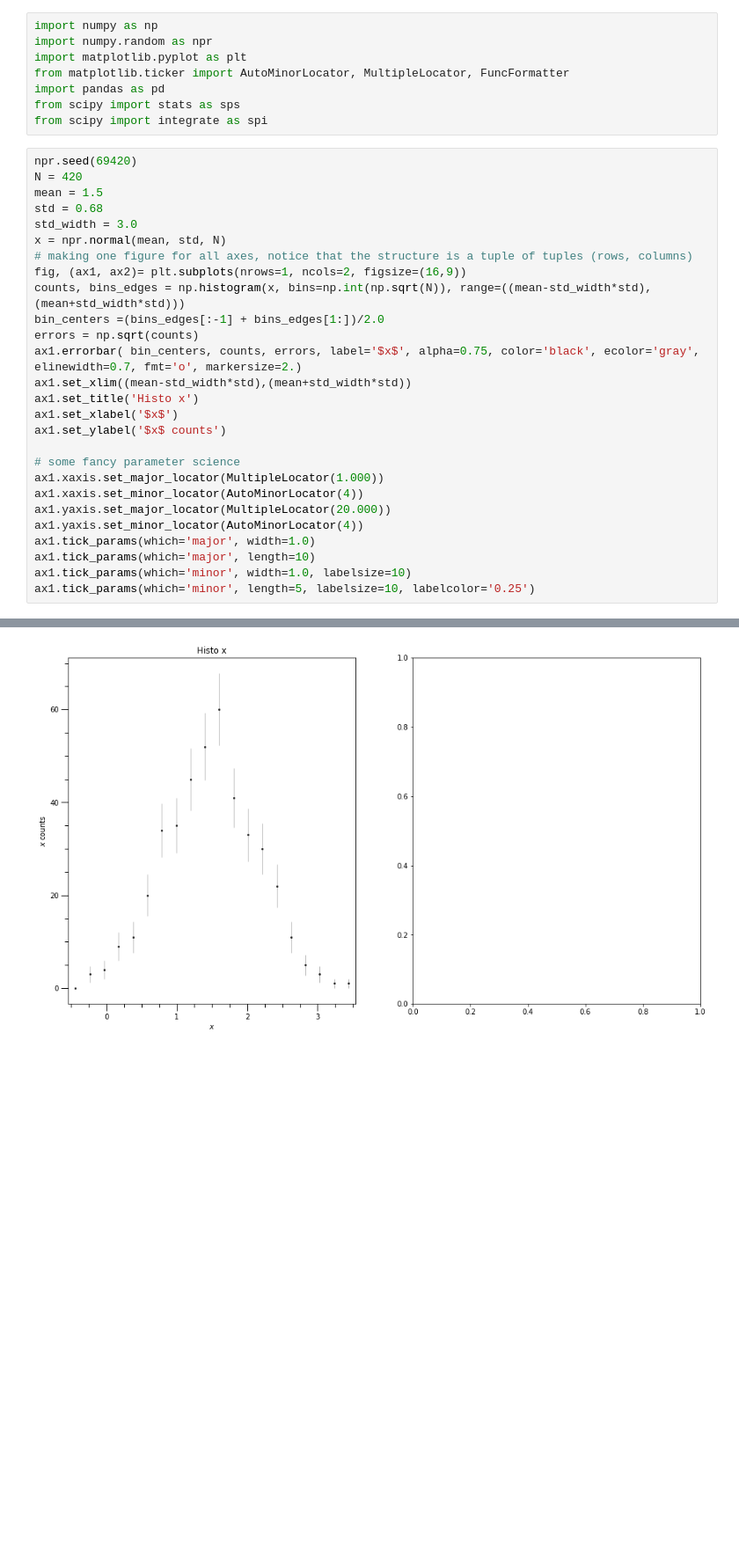
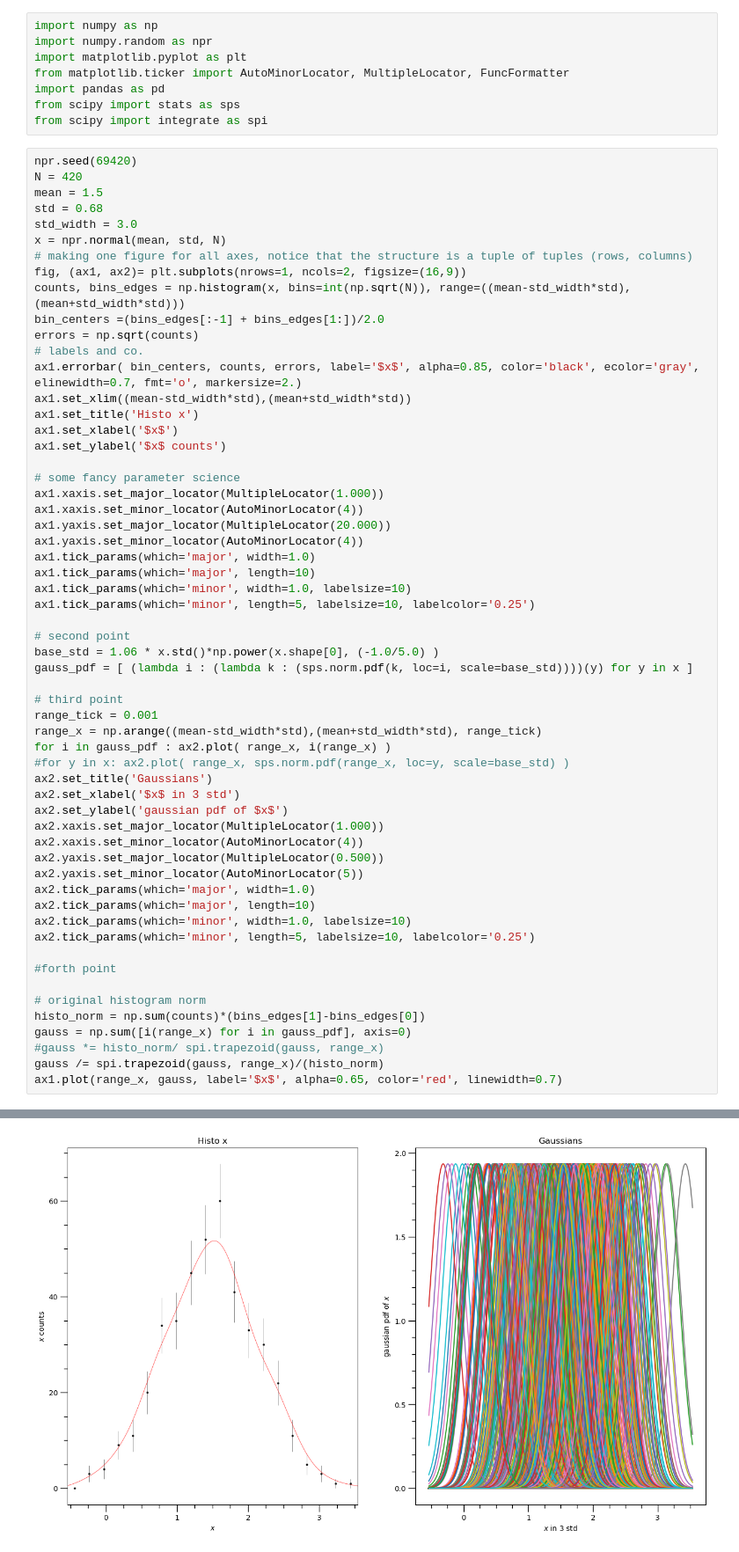
Before and after one commit to LeoPi314/LaboratoryOfComputationalPhysics_Y7, a Jupyter notebook: 07ex_Visualization.ipynb, the cells around one changed output, grey strips where cells are left out. Shown at 88% size. Cells and saved outputs as stored; diff of their text form; blank space fills up the shorter version.

```diff
--- a/07ex_Visualization.ipynb
+++ b/07ex_Visualization.ipynb
@@ -31,10 +31,11 @@ std_width = 3.0
 x = npr.normal(mean, std, N)
 # making one figure for all axes, notice that the structure is a tuple of tuples (rows, columns)
 fig, (ax1, ax2)= plt.subplots(nrows=1, ncols=2, figsize=(16,9))
-counts, bins_edges = np.histogram(x, bins=np.int(np.sqrt(N)), range=((mean-std_width*std),(mean+std_width*std)))
+counts, bins_edges = np.histogram(x, bins=int(np.sqrt(N)), range=((mean-std_width*std),(mean+std_width*std)))
 bin_centers =(bins_edges[:-1] + bins_edges[1:])/2.0
 errors = np.sqrt(counts)
-ax1.errorbar( bin_centers, counts, errors, label='$x$', alpha=0.75, color='black', ecolor='gray', elinewidth=0.7, fmt='o', markersize=2.)
+# labels and co.
+ax1.errorbar( bin_centers, counts, errors, label='$x$', alpha=0.85, color='black', ecolor='gray', elinewidth=0.7, fmt='o', markersize=2.)
 ax1.set_xlim((mean-std_width*std),(mean+std_width*std))
 ax1.set_title('Histo x')
 ax1.set_xlabel('$x$')
@@ -49,4 +50,34 @@ ax1.tick_params(which='major', width=1.0)
 ax1.tick_params(which='major', length=10)
 ax1.tick_params(which='minor', width=1.0, labelsize=10)
 ax1.tick_params(which='minor', length=5, labelsize=10, labelcolor='0.25')
+
+# second point
+base_std = 1.06 * x.std()*np.power(x.shape[0], (-1.0/5.0) )
+gauss_pdf = [ (lambda i : (lambda k : (sps.norm.pdf(k, loc=i, scale=base_std))))(y) for y in x ]
+
+# third point
+range_tick = 0.001
+range_x = np.arange((mean-std_width*std),(mean+std_width*std), range_tick)
+for i in gauss_pdf : ax2.plot( range_x, i(range_x) )
+#for y in x: ax2.plot( range_x, sps.norm.pdf(range_x, loc=y, scale=base_std) )
+ax2.set_title('Gaussians')
+ax2.set_xlabel('$x$ in 3 std')
+ax2.set_ylabel('gaussian pdf of $x$')
+ax2.xaxis.set_major_locator(MultipleLocator(1.000))
+ax2.xaxis.set_minor_locator(AutoMinorLocator(4))
+ax2.yaxis.set_major_locator(MultipleLocator(0.500))
+ax2.yaxis.set_minor_locator(AutoMinorLocator(5))
+ax2.tick_params(which='major', width=1.0)
+ax2.tick_params(which='major', length=10)
+ax2.tick_params(which='minor', width=1.0, labelsize=10)
+ax2.tick_params(which='minor', length=5, labelsize=10, labelcolor='0.25')
+
+#forth point
+
+# original histogram norm
+histo_norm = np.sum(counts)*(bins_edges[1]-bins_edges[0])
+gauss = np.sum([i(range_x) for i in gauss_pdf], axis=0)
+#gauss *= histo_norm/ spi.trapezoid(gauss, range_x)
+gauss /= spi.trapezoid(gauss, range_x)/(histo_norm)
+ax1.plot(range_x, gauss, label='$x$', alpha=0.65, color='red', linewidth=0.7)
 # %% [output]
@@ -53,4 +85,4 @@ ax1.tick_params(which='minor', length=5, labelsize=10, labelcolor='0.25')
-[figure, old version]
+[figure, new version]
 # %% [markdown]
 2\. **Color-coded scatter plot**
 
```
Also changed, not shown: parts of 4 cells of this notebook, 3 other files.
